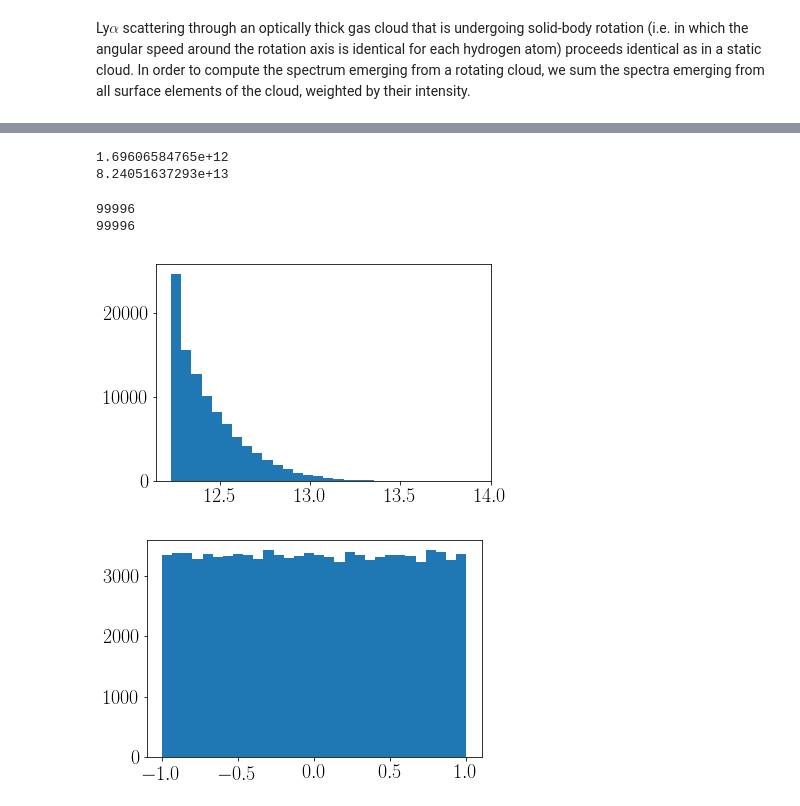
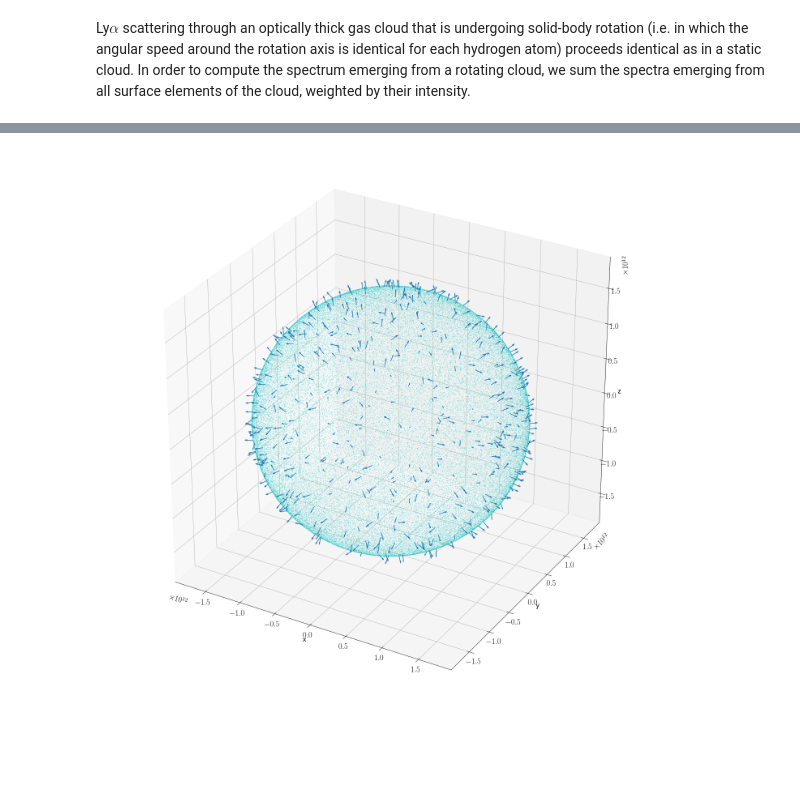
Before and after one commit to astroandes/CLARA_RotationOutflows, a Jupyter notebook: plots/paper/doppler_shift.ipynb, the cells around one changed output, grey strips where cells are left out. Drawn from its saved outputs; the diff is of its cells as text; code cells hidden in the pictures; blank space fills up the shorter version.

```diff
--- a/plots/paper/doppler_shift.ipynb
+++ b/plots/paper/doppler_shift.ipynb
@@ -67 +80,45 @@ print(np.rad2deg(thetas[-1]))
+# %%
+# TEMPORARY (meanwhile I calculate what the radius is)
+
+distance = np.sqrt(x_escaped**2 + y_escaped**2 + z_escaped**2)
+R = np.min(distance)
+# %%
+# Get the real positions in the sphere at which the photons escaped
+
+r_escaped_squared = x_escaped**2 + y_escaped**2 + z_escaped**2
+k_u_escaped_squared = x_u_escaped**2 + y_u_escaped**2 + z_u_escaped**2
+r_escaped_dot_k_u_escaped = x_escaped*x_u_escaped + y_escaped*y_u_escaped + z_escaped*z_u_escaped
+
+t_a = k_u_escaped_squared
+t_b = 2.0*r_escaped_dot_k_u_escaped
+t_c = r_escaped_squared - R**2
+
+t_plus = (-t_b + np.sqrt(t_b**2 - 4*t_a*t_c))/(2*t_a)
+t_minus = (-t_b - np.sqrt(t_b**2 - 4*t_a*t_c))/(2*t_a)
+t = []
+
+for i in range(num_photons_escaped):
+    t_p = t_plus[i]
+    t_m = t_minus[i]
+    t.append(np.amax([t_p, t_m]))
+
+t = np.array(t)
+
+x_escaped_sphere = x_escaped + x_u_escaped*t
+y_escaped_sphere = y_escaped + y_u_escaped*t
+z_escaped_sphere = z_escaped + z_u_escaped*t
+# %%
+fig = plt.figure(figsize=(25,25))
+ax = fig.add_subplot(111, projection='3d')
+
+ax.scatter(x_escaped_sphere, y_escaped_sphere, z_escaped_sphere, s=1, lw = 0, c='c')
+ax.quiver(x_escaped_sphere[0:500], y_escaped_sphere[0:500], z_escaped_sphere[0:500], x_u_escaped[0:500], y_u_escaped[0:500], z_u_escaped[0:500], length=1E11)
+
+ax.set_xlabel('x')
+ax.set_ylabel('y')
+ax.set_zlabel('z')
+
+plt.show()
+# %% [output]
+[figure, added]
 # %%
@@ -74,29 +131 @@ z_unitary = z_escaped/distance
-# %%
-print(np.min(distance))
-print(np.max(distance))
-
-inds_dist = np.where(np.log10(distance) < 30)
-
-x_unitary = x_unitary[inds_dist[0]]
-y_unitary = y_unitary[inds_dist[0]]
-z_unitary = z_unitary[inds_dist[0]]
-# %% [output]
-1.69606584765e+12
-8.24051637293e+13
-# %%
-print(len(distance))
-print(len(x_unitary))
-# %% [output]
-99996
-99996
-# %%
-plt.hist(np.log10(distance), bins=30)
-plt.show()
-# %% [output]
-[figure, removed]
-# %%
-plt.hist(z_unitary, bins=30)
-plt.show()
-# %% [output]
-[figure, removed]
 # %%
```
Also changed, not shown: parts of 19 cells of this notebook, 2 other files.
